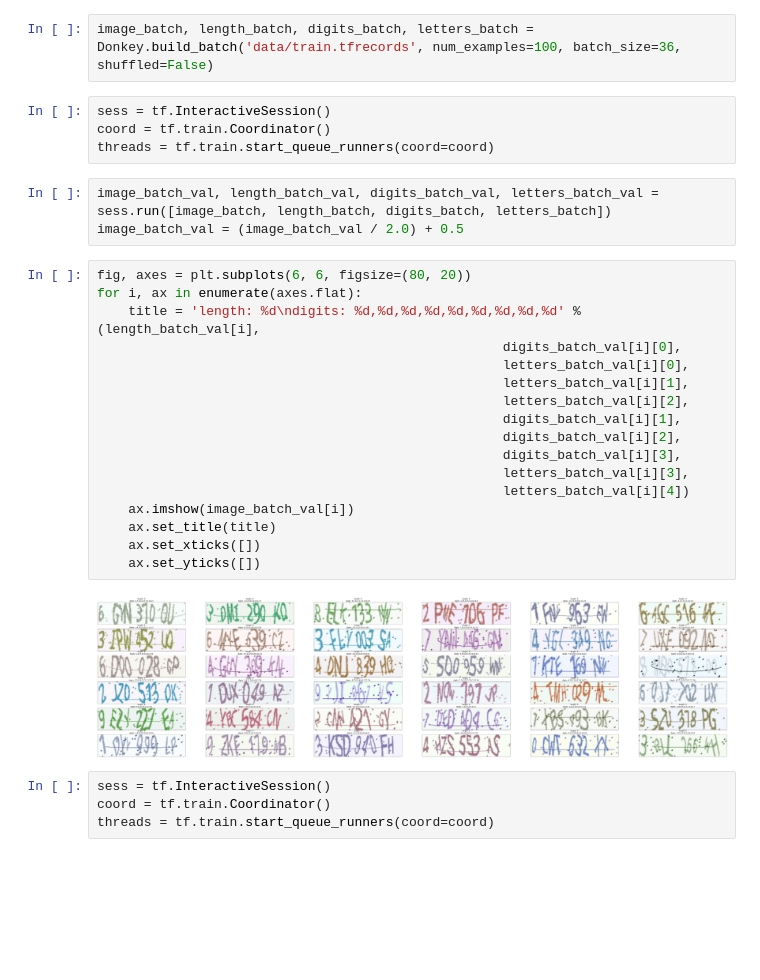
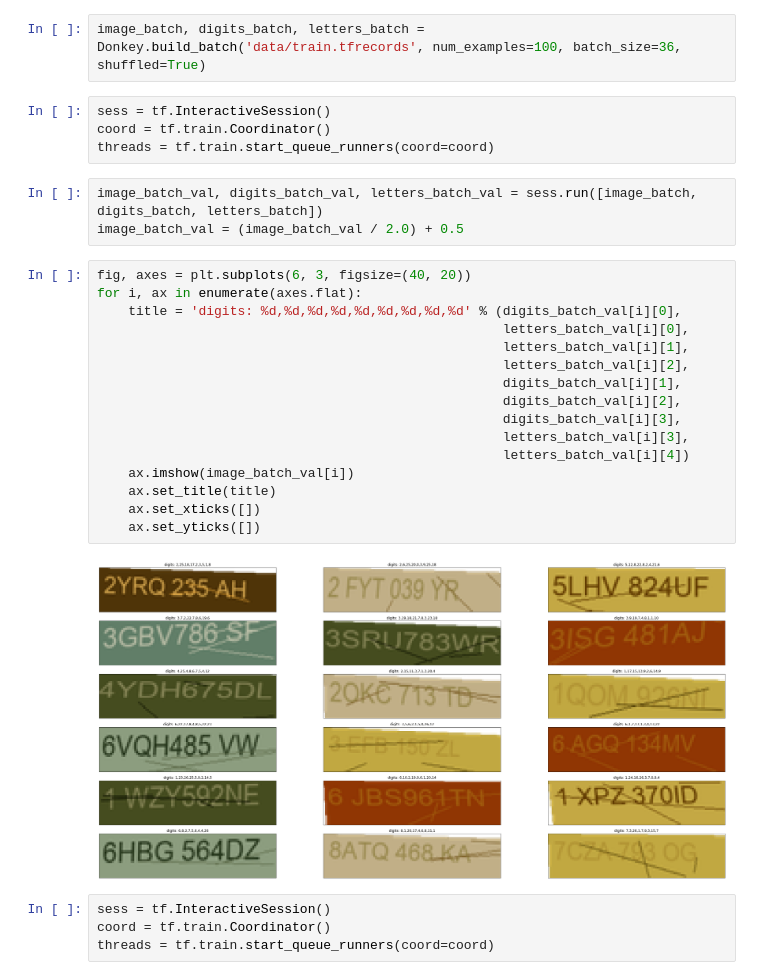
Before and after one commit to PSCAlbertEDF/Multiple-Digits, a Jupyter notebook: donkey_sample.ipynb, the cells around one changed output. Drawn from its saved outputs; the diff is of its cells as text; blank space fills up the shorter version.

```diff
--- a/donkey_sample.ipynb
+++ b/donkey_sample.ipynb
@@ -5,33 +5,32 @@ from donkey import Donkey
 # %% [output]
 Populating the interactive namespace from numpy and matplotlib
 # %%
-image_batch, length_batch, digits_batch, letters_batch = Donkey.build_batch('data/train.tfrecords', num_examples=100, batch_size=36, shuffled=False)
+image_batch, digits_batch, letters_batch = Donkey.build_batch('data/train.tfrecords', num_examples=100, batch_size=36, shuffled=True)
 # %%
 sess = tf.InteractiveSession()
 coord = tf.train.Coordinator()
 threads = tf.train.start_queue_runners(coord=coord)
 # %%
-image_batch_val, length_batch_val, digits_batch_val, letters_batch_val = sess.run([image_batch, length_batch, digits_batch, letters_batch])
+image_batch_val, digits_batch_val, letters_batch_val = sess.run([image_batch, digits_batch, letters_batch])
 image_batch_val = (image_batch_val / 2.0) + 0.5
 # %%
-fig, axes = plt.subplots(6, 6, figsize=(80, 20))
+fig, axes = plt.subplots(6, 3, figsize=(40, 20))
 for i, ax in enumerate(axes.flat):
-    title = 'length: %d\ndigits: %d,%d,%d,%d,%d,%d,%d,%d,%d' % (length_batch_val[i],
-                                                    digits_batch_val[i][0],
+    title = 'digits: %d,%d,%d,%d,%d,%d,%d,%d,%d' % (digits_batch_val[i][0],
                                                     letters_batch_val[i][0],
                                                     letters_batch_val[i][1],
                                                     letters_batch_val[i][2],
                                                     digits_batch_val[i][1],
                                                     digits_batch_val[i][2],
                                                     digits_batch_val[i][3],
                                                     letters_batch_val[i][3],
                                                     letters_batch_val[i][4])
     ax.imshow(image_batch_val[i])
     ax.set_title(title)
     ax.set_xticks([])
     ax.set_yticks([])
 # %% [output]
-[figure, old version]
+[figure, new version]
 # %%
 sess = tf.InteractiveSession()
 coord = tf.train.Coordinator()
```
Also changed, not shown: 55 other files.
